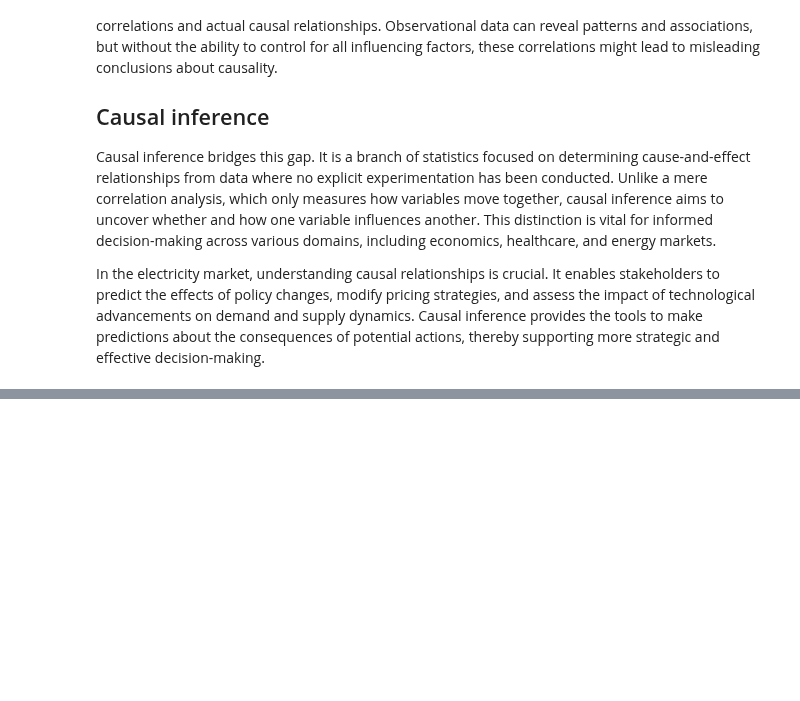
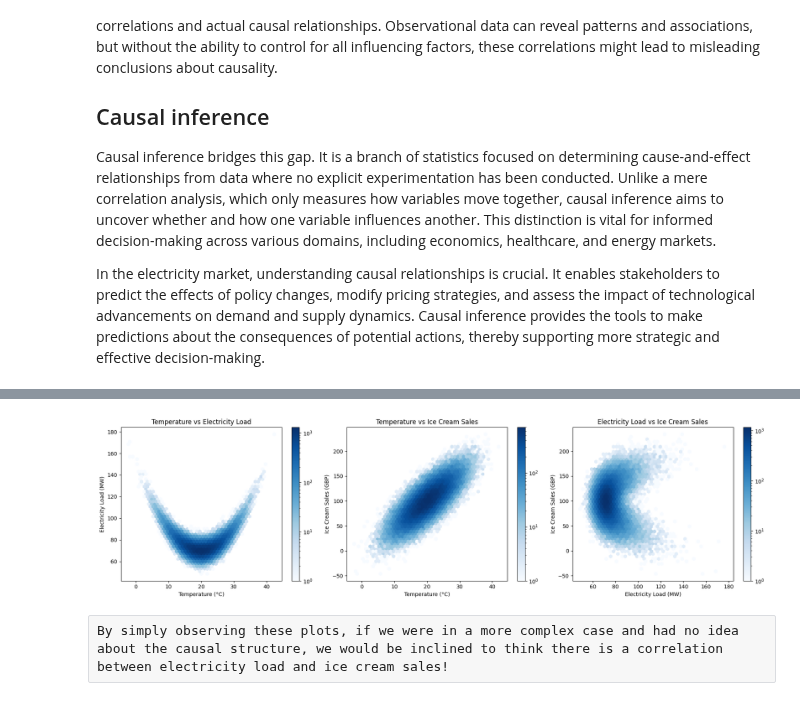
Before and after one commit to dcacciarelli/my-causality-book, a Jupyter notebook: _build/html/_sources/notebooks/correlation_vs_causation.ipynb, the cells around one changed output, grey strips where cells are left out. Saved outputs shown, nothing was run; the diff lists cells and outputs as text; code cells hidden in the pictures; blank space fills up the shorter version.

```diff
--- a/_build/html/_sources/notebooks/correlation_vs_causation.ipynb
+++ b/_build/html/_sources/notebooks/correlation_vs_causation.ipynb
@@ -87,0 +53,52 @@ plt.show()
+# %%
+import pandas as pd
+import matplotlib.pyplot as plt
+%matplotlib inline
+import seaborn as sns
+
+# Setting a random seed for reproducibility
+np.random.seed(42)
+
+# Generating synthetic data
+n = 100000  # number of days for a year
+temperatures = np.random.normal(20, 5, n)  # average temperature in Celsius
+electricity_load = 0.2 * (temperatures - 20)**2 + 70 + np.random.normal(0, 5, n)  # Quadratic relationship for U-shape
+ice_cream_sales = temperatures * 5 + np.random.normal(0, 20, n)  # also influenced by temperature
+
+# Creating a DataFrame
+data = pd.DataFrame({
+    'Day': range(1, n+1),
+    'Temperature': temperatures,
+    'Electricity Load': electricity_load,
+    'Ice Cream Sales': ice_cream_sales
+})
+
+# Setting up the plots
+fig, axes = plt.subplots(1, 3, figsize=(18, 5))
+
+# Temperature vs Electricity Load with hexbin plot
+hb1 = axes[0].hexbin(data['Temperature'], data['Electricity Load'], gridsize=50, cmap='Blues', bins='log')
+cb1 = fig.colorbar(hb1, ax=axes[0])
+axes[0].set_title('Temperature vs Electricity Load')
+axes[0].set_xlabel('Temperature (°C)')
+axes[0].set_ylabel('Electricity Load (MW)')
+
+# Temperature vs Ice Cream Sales with hexbin plot
+hb2 = axes[1].hexbin(data['Temperature'], data['Ice Cream Sales'], gridsize=50, cmap='Blues', bins='log')
+cb2 = fig.colorbar(hb2, ax=axes[1])
+axes[1].set_title('Temperature vs Ice Cream Sales')
+axes[1].set_xlabel('Temperature (°C)')
+axes[1].set_ylabel('Ice Cream Sales (GBP)')
+
+# Electricity Load vs Ice Cream Sales with hexbin plot
+hb3 = axes[2].hexbin(data['Electricity Load'], data['Ice Cream Sales'], gridsize=50, cmap='Blues', bins='log')
+cb3 = fig.colorbar(hb3, ax=axes[2])
+axes[2].set_title('Electricity Load vs Ice Cream Sales')
+axes[2].set_xlabel('Electricity Load (MW)')
+axes[2].set_ylabel('Ice Cream Sales (GBP)')
+
+plt.tight_layout()
+# %% [output]
+[figure, added]
+# %% [raw]
+By simply observing these plots, if we were in a more complex case and had no idea about the causal structure, we would be inclined to think there is a correlation between electricity load and ice cream sales!
```
Also changed, not shown: parts of 7 cells of this notebook, 15 other files.
